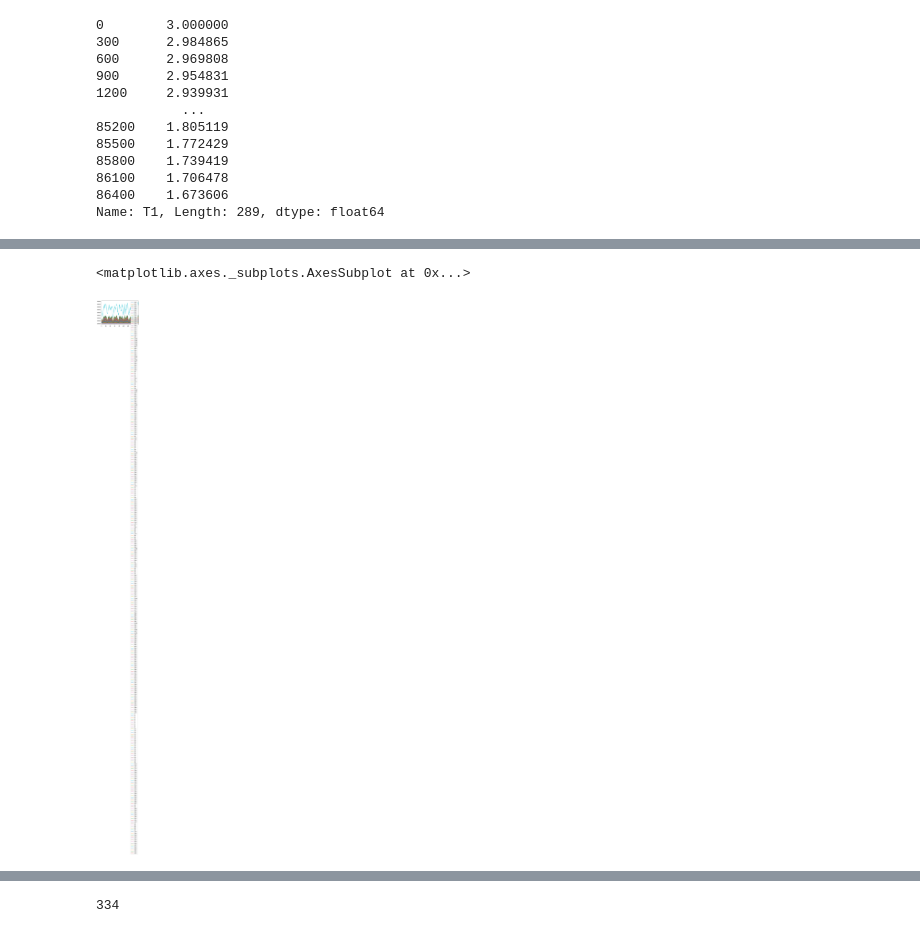
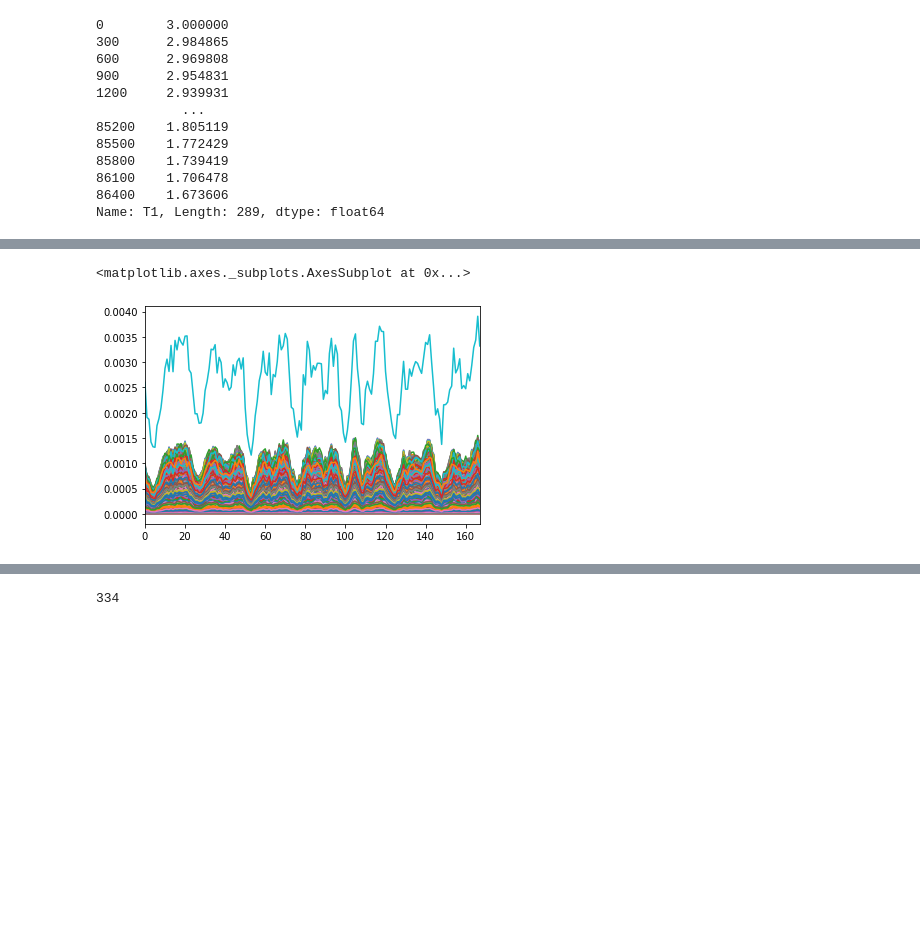
Before and after one commit to Critical-Infrastructure-Systems-Lab/DHALSIM, a Jupyter notebook: Demand_patterns/ctown_months_pattern.ipynb, the cells around one changed output, grey strips where cells are left out. Saved outputs shown, nothing was run; the diff lists cells and outputs as text; code cells hidden in the pictures; blank space fills up the shorter version.

```diff
--- a/Demand_patterns/ctown_months_pattern.ipynb
+++ b/Demand_patterns/ctown_months_pattern.ipynb
@@ -165,10 +131,10 @@ dff.to_csv(output_path)
 # Plot original pattern
 df_old = wntr_utils.get_demand_patterns_from_nodes(wn)
 # %%
-df_old.plot()
+df_old.plot(legend=None)
 # %% [output]
 <matplotlib.axes._subplots.AxesSubplot at 0x...>
-[figure, old version]
+[figure, new version]
 # %%
 dff.sum(axis=1).plot()
 # %% [output]
```
Also changed, not shown: parts of 13 cells of this notebook.
